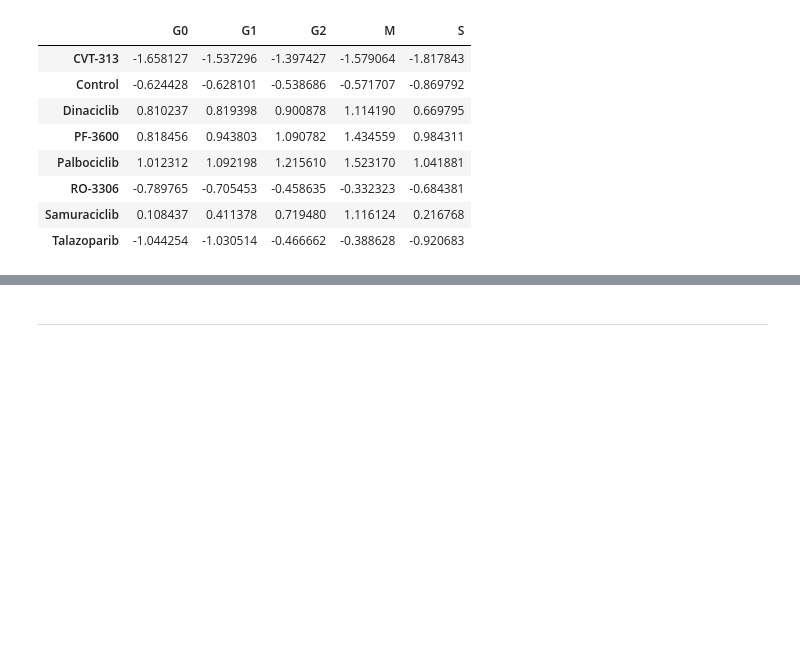
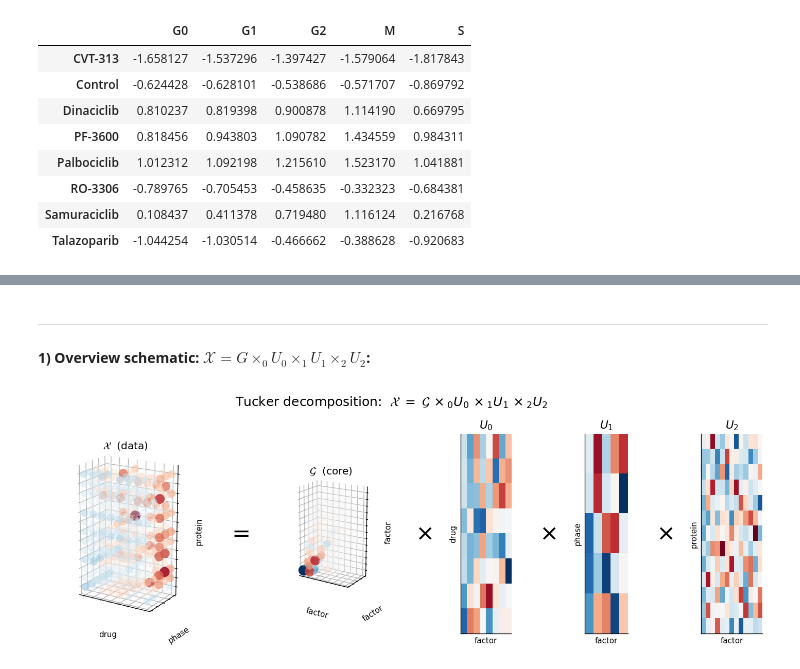
Before and after one commit to kaiwycik/tensors_and_cell_cycles, a Jupyter notebook: code/playground/playground.ipynb, the cells around one changed output, grey strips where cells are left out. Cells and saved outputs as stored; diff of their text form; code cells hidden in the pictures; blank space fills up the shorter version.

Commit message:
visualized Tucker decomposition

```diff
--- a/code/playground/playground.ipynb
+++ b/code/playground/playground.ipynb
@@ -228,2 +233,0 @@ Example pseudobulk values for the first protein (HES1):
-# %% [markdown]
----
@@ -229,0 +255,2 @@ Example pseudobulk values for the first protein (HES1):
+# %%
+core, factors = HOSVD(pseudobulk_tensor)
@@ -229,0 +357,49 @@ Example pseudobulk values for the first protein (HES1):
+# %% [markdown]
+---
+
+**1) Overview schematic:  $\mathcal{X} = G \times_0 U_0 \times_1 U_1 \times_2 U_2$:**
+# %%
+from matplotlib.gridspec import GridSpec
+
+fig = plt.figure(figsize=(15, 4.2))
+gs = GridSpec(1, 9, width_ratios=[3.2, 0.6, 2.2, 0.7, 1.0, 0.7, 0.85, 0.7, 1.2], wspace=0.3)
+
+def _glyph(col, s):
+    a = fig.add_subplot(gs[0, col]); a.axis("off")
+    a.text(0.5, 0.5, s, ha="center", va="center", fontsize=26)
+
+def _factor_panel(col, U, name, rowname):
+    a = fig.add_subplot(gs[0, col])
+    vmax = np.abs(U).max() or 1.0
+    a.imshow(U, cmap="RdBu_r", vmin=-vmax, vmax=vmax, aspect="auto")
+    a.set_title(name, fontsize=13)
+    a.set_xlabel("factor", fontsize=9); a.set_ylabel(rowname, fontsize=9)
+    a.set_xticks([]); a.set_yticks([])
+
+
+ax0 = fig.add_subplot(gs[0, 0], projection="3d")
+
+scatter3d(
+    ax0, pseudobulk_tensor, axis_names=("drug", "phase", "protein"),
+    title=r"$\mathcal{X}$  (data)", show_ticks=False, smax=140
+)
+_glyph(1, "=")
+ax1 = fig.add_subplot(gs[0, 2], projection="3d")
+scatter3d(
+    ax1, core, axis_names=("factor", "factor", "factor"),
+    title=r"$\mathcal{G}$  (core)", show_ticks=False, smax=140
+)
+_glyph(3, r"$\times$")
+_factor_panel(4, factors[0], r"$U_0$", "drug")
+_glyph(5, r"$\times$")
+_factor_panel(6, factors[1], r"$U_1$", "phase")
+_glyph(7, r"$\times$")
+_factor_panel(8, factors[2], r"$U_2$", "protein")
+
+fig.suptitle(
+    r"Tucker decomposition:  $\mathcal{X} \;=\; \mathcal{G}\,\times_0 U_0\,\times_1 U_1\,\times_2 U_2$",
+    fontsize=15, y=1.03
+)
+plt.show()
+# %% [output]
+[figure, added]
```
Also changed, not shown: parts of 20 cells of this notebook, 1 other file.
